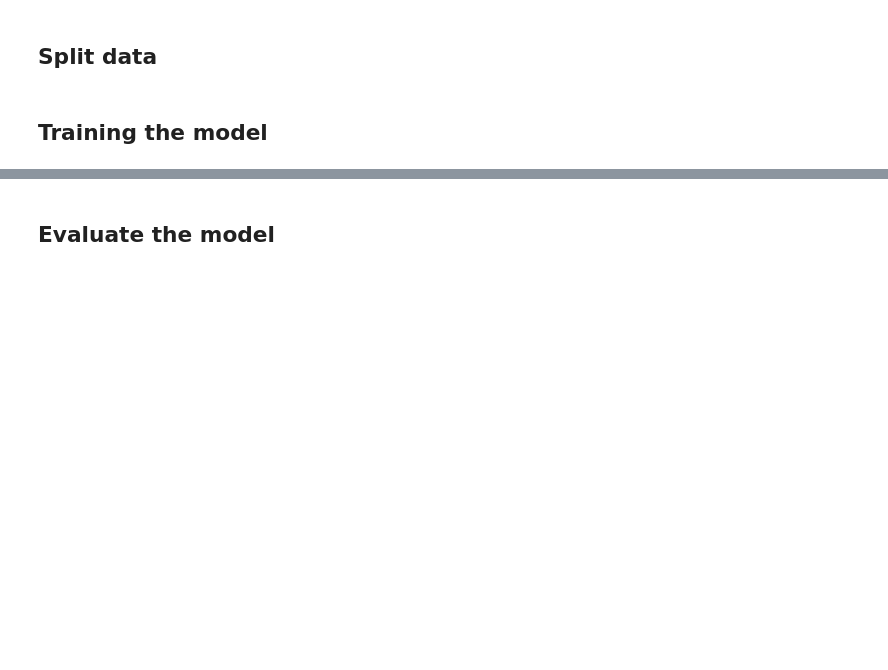
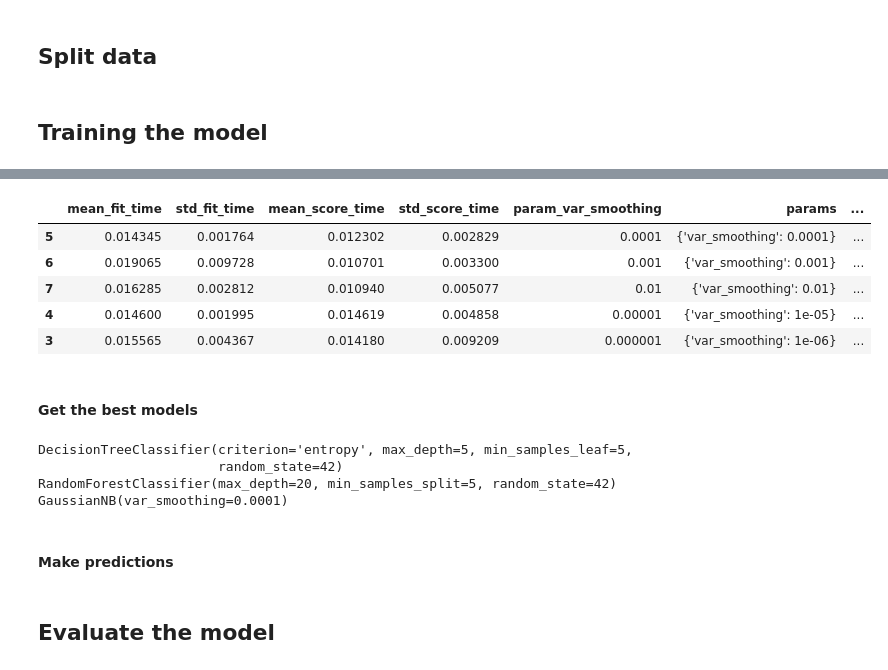
Before and after one commit to Soroush-Pasandideh/DataMining, a Jupyter notebook: Classification.ipynb, the cells around one changed output, grey strips where cells are left out. Cells and saved outputs as stored; diff of their text form; code cells hidden in the pictures; blank space fills up the shorter version.

```diff
--- a/Classification.ipynb
+++ b/Classification.ipynb
@@ -123,0 +208,10 @@ y_pred_svm = svm_model.predict(X_test_Standard)
+# %%
+score_df_nb = pd.DataFrame(nb_grid_search.cv_results_)
+score_df_nb.nlargest(5, "mean_test_score")
+# %% [output]
+|  | mean_fit_time | std_fit_time | mean_score_time | std_score_time | param_var_smoothing | params | ... |
+| 5 | 0.014345 | 0.001764 | 0.012302 | 0.002829 | 0.0001 | {'var_smoothing': 0.0001} | ... |
+| 6 | 0.019065 | 0.009728 | 0.010701 | 0.003300 | 0.001 | {'var_smoothing': 0.001} | ... |
+| 7 | 0.016285 | 0.002812 | 0.010940 | 0.005077 | 0.01 | {'var_smoothing': 0.01} | ... |
+| 4 | 0.014600 | 0.001995 | 0.014619 | 0.004858 | 0.00001 | {'var_smoothing': 1e-05} | ... |
+| 3 | 0.015565 | 0.004367 | 0.014180 | 0.009209 | 0.000001 | {'var_smoothing': 1e-06} | ... |
@@ -123,0 +221,18 @@ y_pred_svm = svm_model.predict(X_test_Standard)
+# %% [markdown]
+#### Get the best models
+# %%
+best_dt_model = dt_grid_search.best_estimator_
+print(best_dt_model)
+best_rf_model = rf_grid_search.best_estimator_
+print(best_rf_model)
+best_nb_model = nb_grid_search.best_estimator_
+print(best_nb_model)
+# best_svm_model = svm_grid_search.best_estimator_
+# print(best_svm_model)
+# %% [output]
+DecisionTreeClassifier(criterion='entropy', max_depth=5, min_samples_leaf=5,
+                       random_state=42)
+RandomForestClassifier(max_depth=20, min_samples_split=5, random_state=42)
+GaussianNB(var_smoothing=0.0001)
+# %% [markdown]
+#### Make predictions
```
Also changed, not shown: parts of 15 cells of this notebook, 1 other file.
